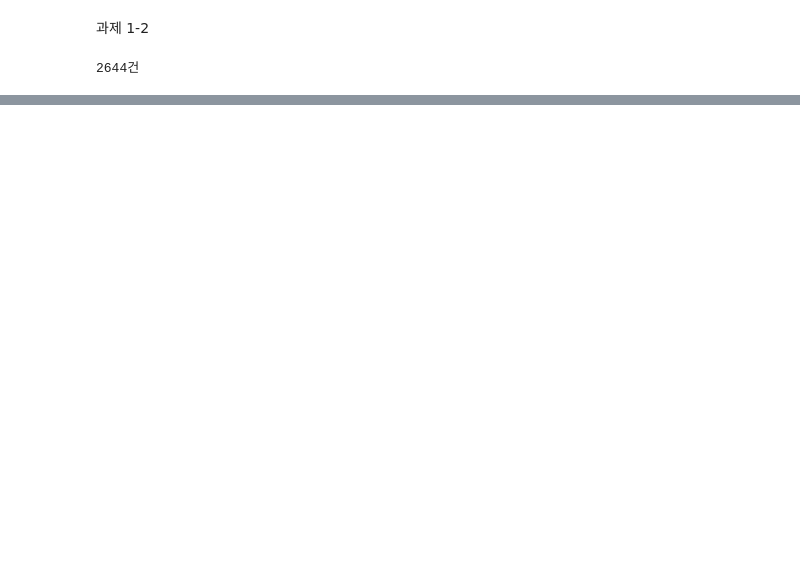
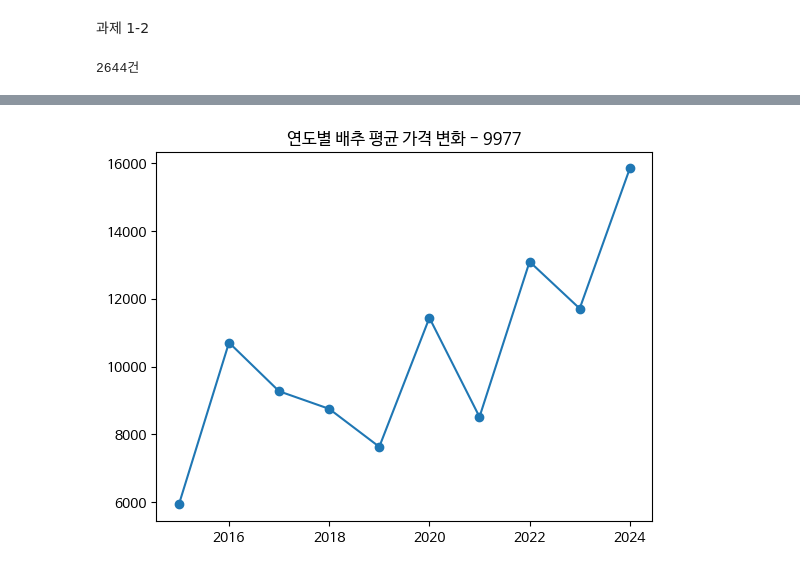
Before and after one commit to hyunhyun42/Data-Analysis-with-Open-Source, a Jupyter notebook: 오픈소스_데이터_분석_4강.ipynb, the cells around one changed output, grey strips where cells are left out. Saved outputs shown, nothing was run; the diff lists cells and outputs as text; code cells hidden in the pictures; blank space fills up the shorter version.

```diff
--- a/오픈소스_데이터_분석_4강.ipynb
+++ b/오픈소스_데이터_분석_4강.ipynb
@@ -233,2 +205,11 @@ print(f"{len(df_raw)}건")
 # %% [output]
 2644건
+# %%
+import pandas as pd
+
+df = pd.DataFrame(all_data)
+
+print(df.index)
+print(df.columns)
+print(df.values.tolist()[:1])
+print(df.values[:1, :5].flatten())
@@ -234,0 +225,17 @@ print(f"{len(df_raw)}건")
+# %%
+df['date'] = pd.to_datetime(df['exmn_ymd'])
+
+df['year'] = df['date'].dt.year
+
+def get_season(month):
+    if month in [3, 4, 5]:
+        return '봄'
+    elif month in [6, 7, 8]:
+        return '여름'
+    elif month in [9, 10, 11]:
+        return '가을'
+    else:
+        return '겨울'
+
+df['season'] = df['date'].dt.month.apply(get_season)
+df[['exmn_ymd', 'year', 'season']].head()
@@ -234,0 +271,21 @@ print(f"{len(df_raw)}건")
+# %%
+import matplotlib.pyplot as plt
+plt.rc('font', family='NanumBarunGothic')
+# %%
+import pandas as pd
+import matplotlib.pyplot as plt
+
+df['exmn_dd_prc'] = pd.to_numeric(df['exmn_dd_prc'])
+
+yearly_avg = df.groupby('year')['exmn_dd_prc'].mean()
+
+x = yearly_avg.index
+y = yearly_avg.values
+
+plt.plot(x, y, marker='o')
+
+plt.title('연도별 배추 평균 가격 변화 - 9977')
+
+plt.show()
+# %% [output]
+[figure, added]
```
Also changed, not shown: parts of 6 cells of this notebook.
